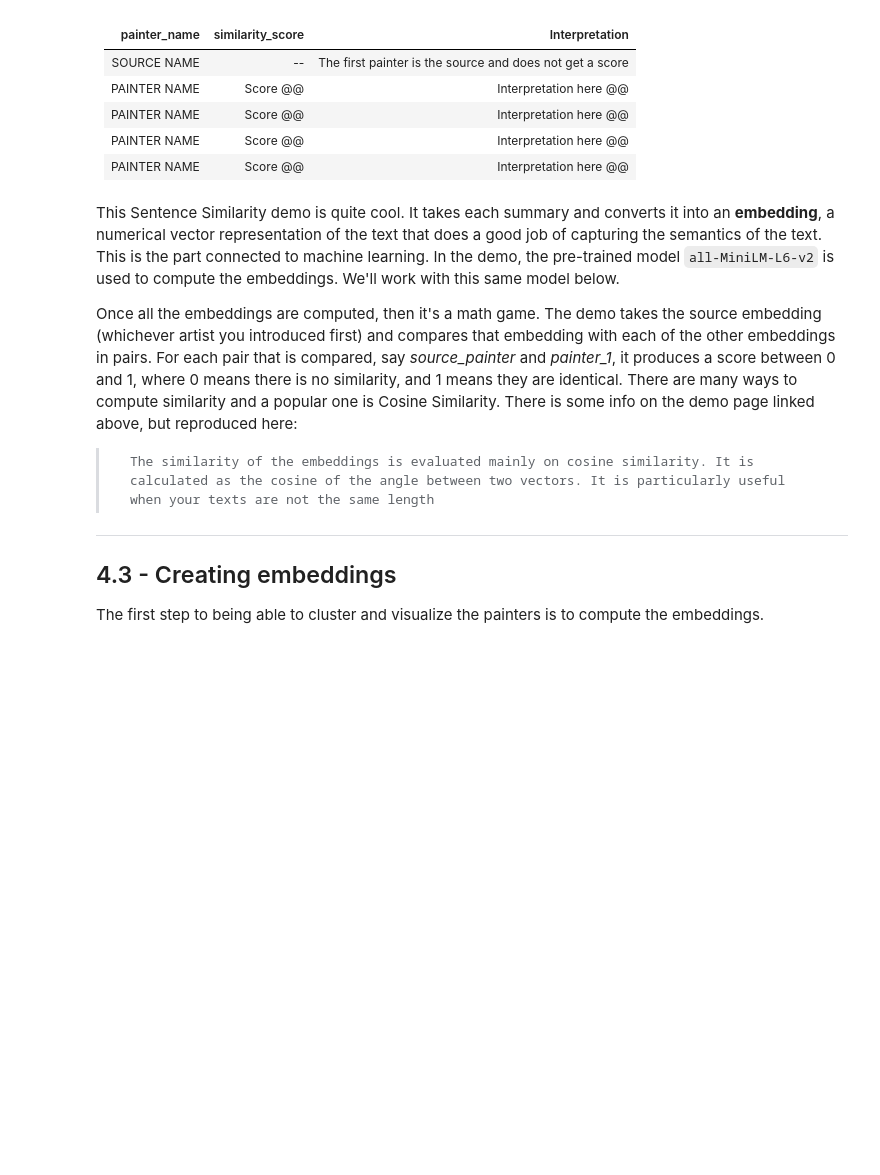
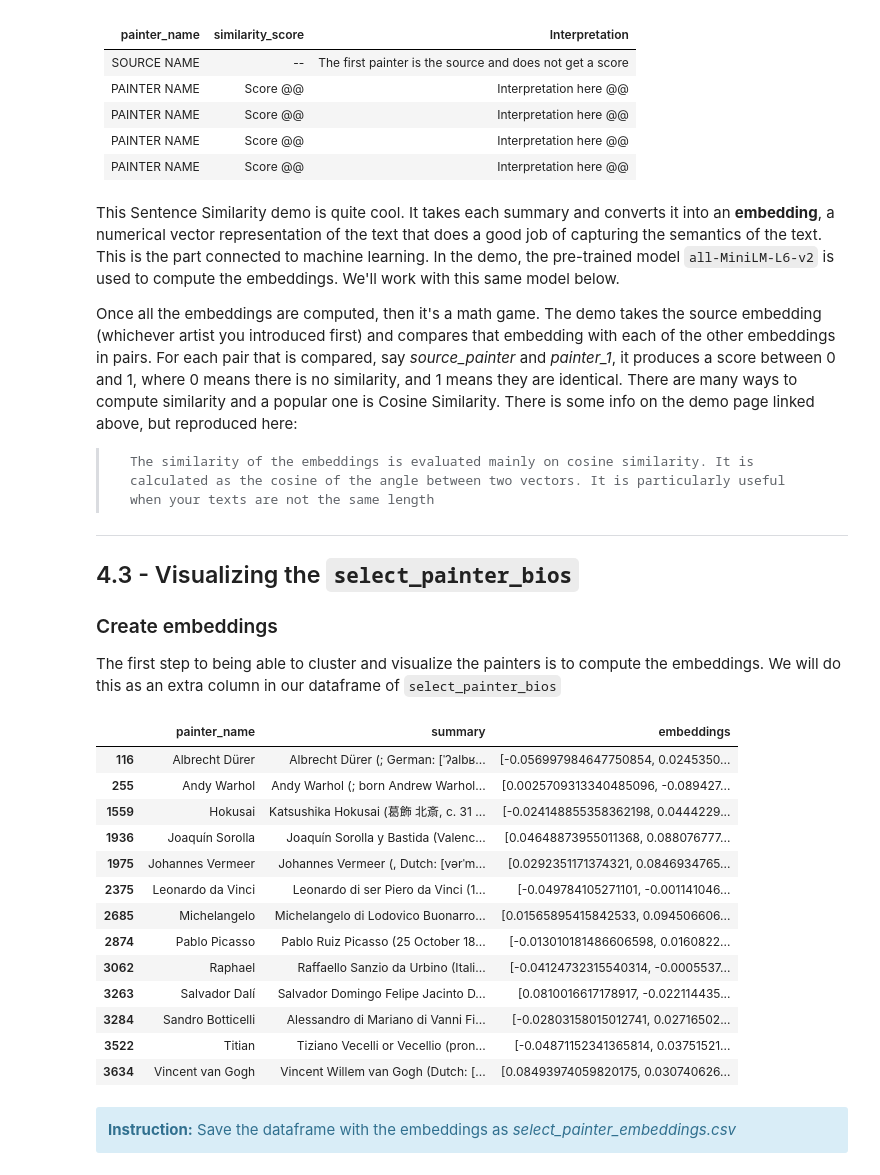
Before and after one commit to lennymd/painter-semantic-distance, a Jupyter notebook: A4_painter_semantic_distance.ipynb, the cells around one changed output. Drawn from its saved outputs; the diff is of its cells as text; code cells hidden in the pictures; blank space fills up the shorter version.

```diff
--- a/A4_painter_semantic_distance.ipynb
+++ b/A4_painter_semantic_distance.ipynb
@@ -189,10 +275,36 @@ Once all the embeddings are computed, then it's a math game. The demo takes the
 
 ---
 
-## 4.3 - Creating embeddings
+## 4.3 - Visualizing the `select_painter_bios`
 
-The first step to being able to cluster and visualize the painters is to compute the embeddings.
+### Create embeddings
+The first step to being able to cluster and visualize the painters is to compute the embeddings. We will do this as an extra column in our dataframe of `select_painter_bios`
 # %%
 from sentence_transformers import SentenceTransformer
 
+# Load the pre-trained model
 model = SentenceTransformer("all-MiniLM-L6-v2")
+
+select_painter_bios["embeddings"] = select_painter_bios["summary"].apply(
+    lambda x: model.encode(x).tolist()
+)
+select_painter_bios
+# %% [output]
+|  | painter_name | summary | embeddings |
+| 116 | Albrecht Dürer | Albrecht Dürer (; German: [ˈʔalbʁ... | [-0.056997984647750854, 0.0245350... |
+| 255 | Andy Warhol | Andy Warhol (; born Andrew Warhol... | [0.0025709313340485096, -0.089427... |
+| 1559 | Hokusai | Katsushika Hokusai (葛飾 北斎, c. 31 ... | [-0.024148855358362198, 0.0444229... |
+| 1936 | Joaquín Sorolla | Joaquín Sorolla y Bastida (Valenc... | [0.04648873955011368, 0.088076777... |
+| 1975 | Johannes Vermeer | Johannes Vermeer (, Dutch: [vərˈm... | [0.0292351171374321, 0.0846934765... |
+| 2375 | Leonardo da Vinci | Leonardo di ser Piero da Vinci (1... | [-0.049784105271101, -0.001141046... |
+| 2685 | Michelangelo | Michelangelo di Lodovico Buonarro... | [0.01565895415842533, 0.094506606... |
+| 2874 | Pablo Picasso | Pablo Ruiz Picasso (25 October 18... | [-0.013010181486606598, 0.0160822... |
+| 3062 | Raphael | Raffaello Sanzio da Urbino (Itali... | [-0.04124732315540314, -0.0005537... |
+| 3263 | Salvador Dalí | Salvador Domingo Felipe Jacinto D... | [0.0810016617178917, -0.022114435... |
+| 3284 | Sandro Botticelli | Alessandro di Mariano di Vanni Fi... | [-0.02803158015012741, 0.02716502... |
+| 3522 | Titian | Tiziano Vecelli or Vecellio (pron... | [-0.04871152341365814, 0.03751521... |
+| 3634 | Vincent van Gogh | Vincent Willem van Gogh (Dutch: [... | [0.08493974059820175, 0.030740626... |
+# %% [markdown]
+<div class="alert alert-info">
+<b>Instruction:</b> Save the dataframe with the embeddings as <em>select_painter_embeddings.csv</em>
+</div>
```
Also changed, not shown: parts of 29 cells of this notebook, 2 other files.
